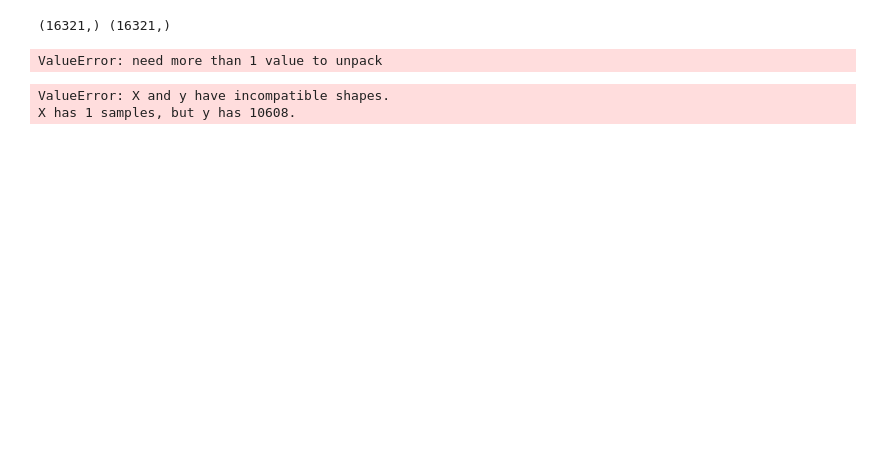
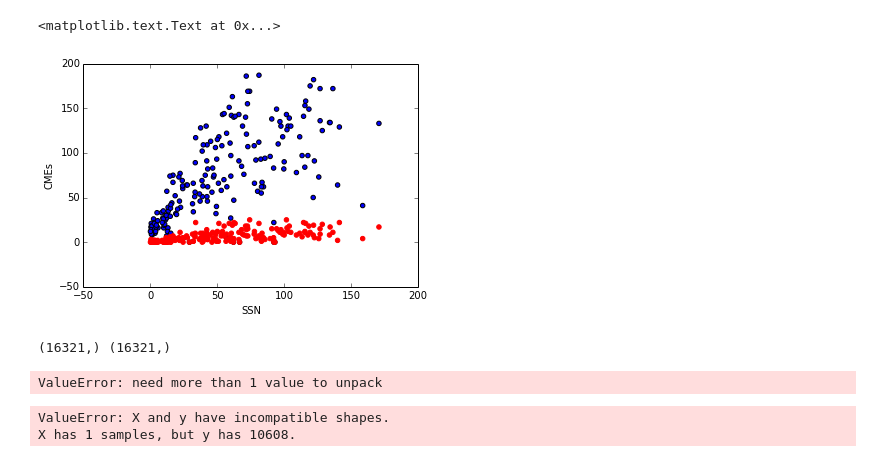
Before and after one commit to dinob0t/ga_project_final, a Jupyter notebook: cmes.ipynb, the cells around one changed output. Saved outputs shown, nothing was run; the diff lists cells and outputs as text; code cells hidden in the pictures; blank space fills up the shorter version.

```diff
--- a/cmes.ipynb
+++ b/cmes.ipynb
@@ -133,3 +129,15 @@ plt.scatter(df_merge.ssn, df_merge.halo)
+# %%
+# Let's look at the correlation between SSN and occurance of CMES/halo CMES over a month
+# Normal CME = blue, Halo = red
+group_ym = df_merge.groupby(['year','month'])
+plt.scatter(group_ym['ssn'].mean(),group_ym['CME'].sum().values)
+plt.hold
+plt.scatter(group_ym['ssn'].mean(),group_ym['halo'].sum().values,color='r')
+plt.xlabel('SSN')
+plt.ylabel('CMEs')
+# %% [output]
+<matplotlib.text.Text at 0x...>
+[figure, added]
 # %%
 features = 'ssn'
 
```
Also changed, not shown: parts of 7 cells of this notebook.
